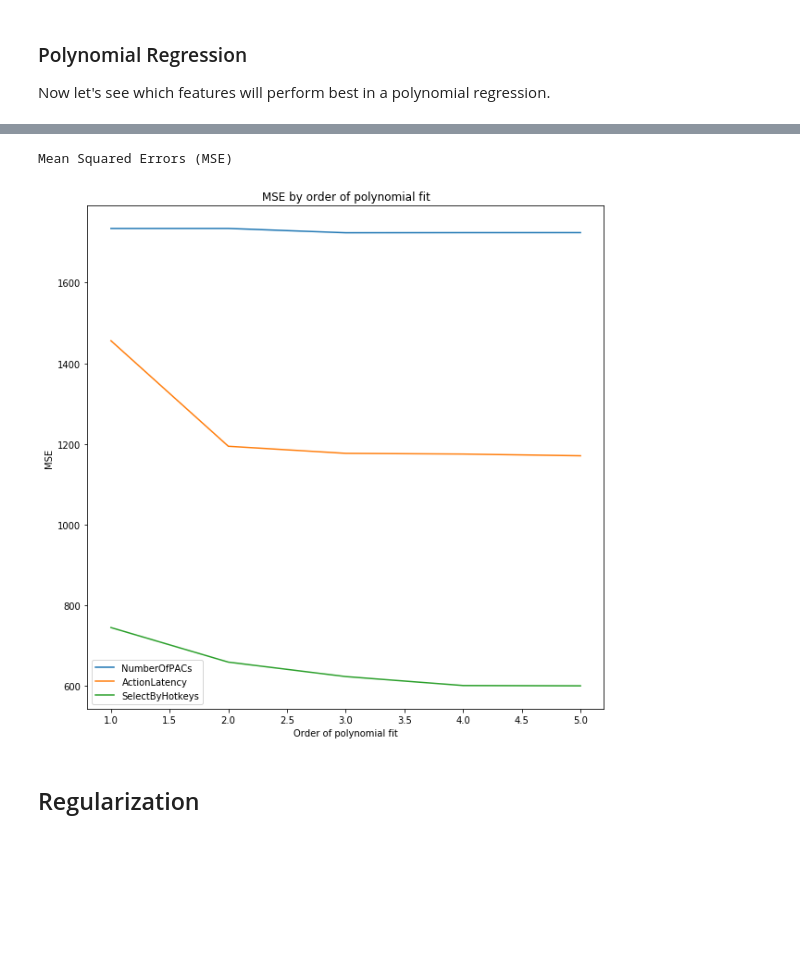
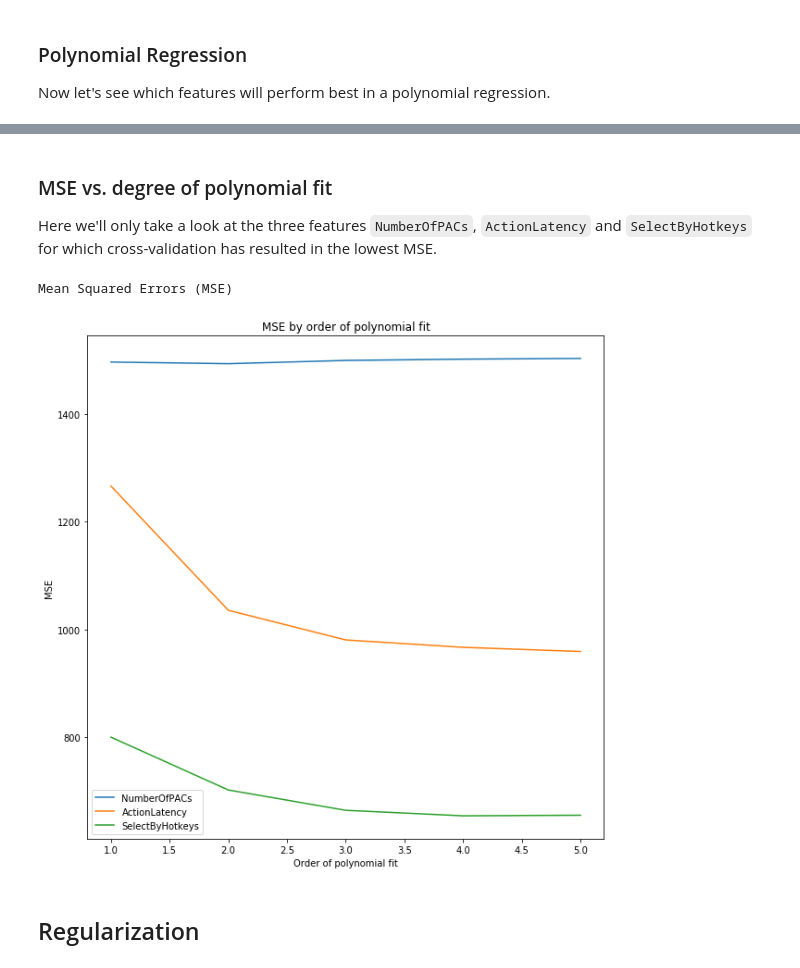
Before and after one commit to GreenSnabl/robotics_ml, a Jupyter notebook: ml_course_en/assignments/Assignment 02a_Linear_regression_regul_poly.ipynb, the cells around one changed output, grey strips where cells are left out. Saved outputs shown, nothing was run; the diff lists cells and outputs as text; code cells hidden in the pictures; blank space fills up the shorter version.

```diff
--- a/ml_course_en/assignments/Assignment 02a_Linear_regression_regul_poly.ipynb
+++ b/ml_course_en/assignments/Assignment 02a_Linear_regression_regul_poly.ipynb
@@ -207,7 +234,7 @@ for i,col in enumerate(predictors):
     ax = plt.subplot(np.ceil(len(predictors)/4), 4, i+1)
     ax.set_xlabel(col)
     ax.set_ylabel("APM")
-    plt.plot(df_scaled[col], df_scaled["APM"], 'bo', mec='w')
+    plt.plot(train_X[col], train_y, 'bo', mec='w')
 #sns.pairplot(df_scaled, x_vars=predictors, y_vars=["APM"])
 plt.show()
 # %% [output]
@@ -309,10 +312,6 @@ Name: MSE, dtype: float64
 # %%
-from sklearn.model_selection import GridSearchCV, cross_val_score
-from sklearn.pipeline import make_pipeline
-
 def PolynomialRegression(degree=2, **kwargs):
     return make_pipeline(PolynomialFeatures(degree), LinearRegression(**kwargs))
-
 
 errors = {}
 best_degree = {}
@@ -320,9 +319,9 @@ best_degree = {}
 for predictor in predictors:
     poly_params = {'polynomialfeatures__degree': range(1,10)}
     poly_grid = GridSearchCV(PolynomialRegression(), poly_params,
-                         cv=3, n_jobs=-1, verbose=True, scoring="neg_mean_squared_error")
+                         cv=3, n_jobs=-1, scoring="neg_mean_squared_error")
 
     fit = poly_grid.fit(train_X[[predictor]], train_y)
 
-    errors[predictor] = fit.best_score_
+    errors[predictor] = -fit.best_score_
     best_degree[predictor] = fit.best_params_["polynomialfeatures__degree"]
@@ -388,31 +343,0 @@ from sklearn.model_selection import cross_val_score
-# %%
-def plot_regression(predictors, degrees, height=32):
-    plt.figure(figsize=(25, height))
-    j = 0
-    for predictor in predictors:
-        for i in range(len(degrees)):
-            j += 1
-            ax = plt.subplot(np.ceil(len(degrees)*len(predictors)/5), 5, j)
-
-            polynomial_features = PolynomialFeatures(degree=degrees[i],
-                                                 include_bias=False)
-            linear_regression = LinearRegression()
-            pipeline = Pipeline([("polynomial_features", polynomial_features),
-                             ("linear_regression", linear_regression)])
-            pipeline.fit(train_X[[predictor]], train_y)
-
-            # Evaluate the models using crossvalidation
-            scores = cross_val_score(pipeline, test_X[[predictor]], test_y,
-                                 scoring="neg_mean_squared_error", cv=10)
-
-            xs = np.linspace(np.min(test_X[predictor]), np.max(test_X[predictor]), 100)
-            plt.plot(xs, pipeline.predict(xs.reshape(-1,1)), 'r-', label="Model")
-            plt.scatter(test_X[[predictor]], test_y, edgecolor='b', s=20, label="Samples")
-            ax.set_xlabel(predictor)
-            ax.set_ylabel("APM")
-            plt.legend(loc="best")
-            plt.title("Degree {}\nMSE = {:.4f} (+/- {:.2e})".format(degrees[i], -scores.mean(), scores.std()))
-    plt.show()
-
-train_X, test_X, train_y, test_y = train_test_split(df, y, random_state=42, train_size=0.7)
-plot_regression(predictors, [1, 2, 3], 45)
@@ -421,42 +348,47 @@ plot_regression(predictors, [1, 2, 3], 45)
+# %% [markdown]
+### MSE vs. degree of polynomial fit
+
+Here we'll only take a look at the three features `NumberOfPACs`, `ActionLatency` and `SelectByHotkeys` for which cross-validation has resulted in the lowest MSE.
 # %%
 coefficients = {}
 intercepts = {}
 errors = {}
 
 xs = np.arange(1,10,1)
+
 poly_predictors = ["NumberOfPACs", "ActionLatency", "SelectByHotkeys"]
 #poly_predictors = predictors
 for predictor in poly_predictors:
     coefficients[predictor] = {}
     intercepts[predictor] = {}
     errors[predictor] = {}
     for i in range(5):
         linear_regression = LinearRegression()
         polynomial_features = PolynomialFeatures(degree=i+1,
                                                  include_bias=False)
 
         pipeline = Pipeline([("polynomial_features", polynomial_features),
                              ("linear_regression", linear_regression)])
 
         pipeline.fit(train_X[[predictor]], train_y)
 
         # Evaluate the models using crossvalidation
-        errors[predictor][i+1] = -np.mean(cross_val_score(pipeline, test_X[[predictor]], test_y,
+        errors[predictor][i+1] = -np.mean(cross_val_score(pipeline, train_X[[predictor]], train_y,
                                  scoring="neg_mean_squared_error", cv=3))
 
 
 errors = pd.DataFrame(errors)
 print("Mean Squared Errors (MSE)")
 
 fig = plt.figure(figsize=(10,10))
 ax = fig.add_subplot(title="MSE by order of polynomial fit")
 plt.plot(errors)
 ax.set_xlabel("Order of polynomial fit")
 ax.set_ylabel("MSE")
 plt.legend(labels=errors.columns )
 plt.show()
 # %% [output]
 Mean Squared Errors (MSE)
-[figure, old version]
+[figure, new version]
 # %% [markdown]
 ## Regularization
```
Also changed, not shown: parts of 61 cells of this notebook, 1 other file.
